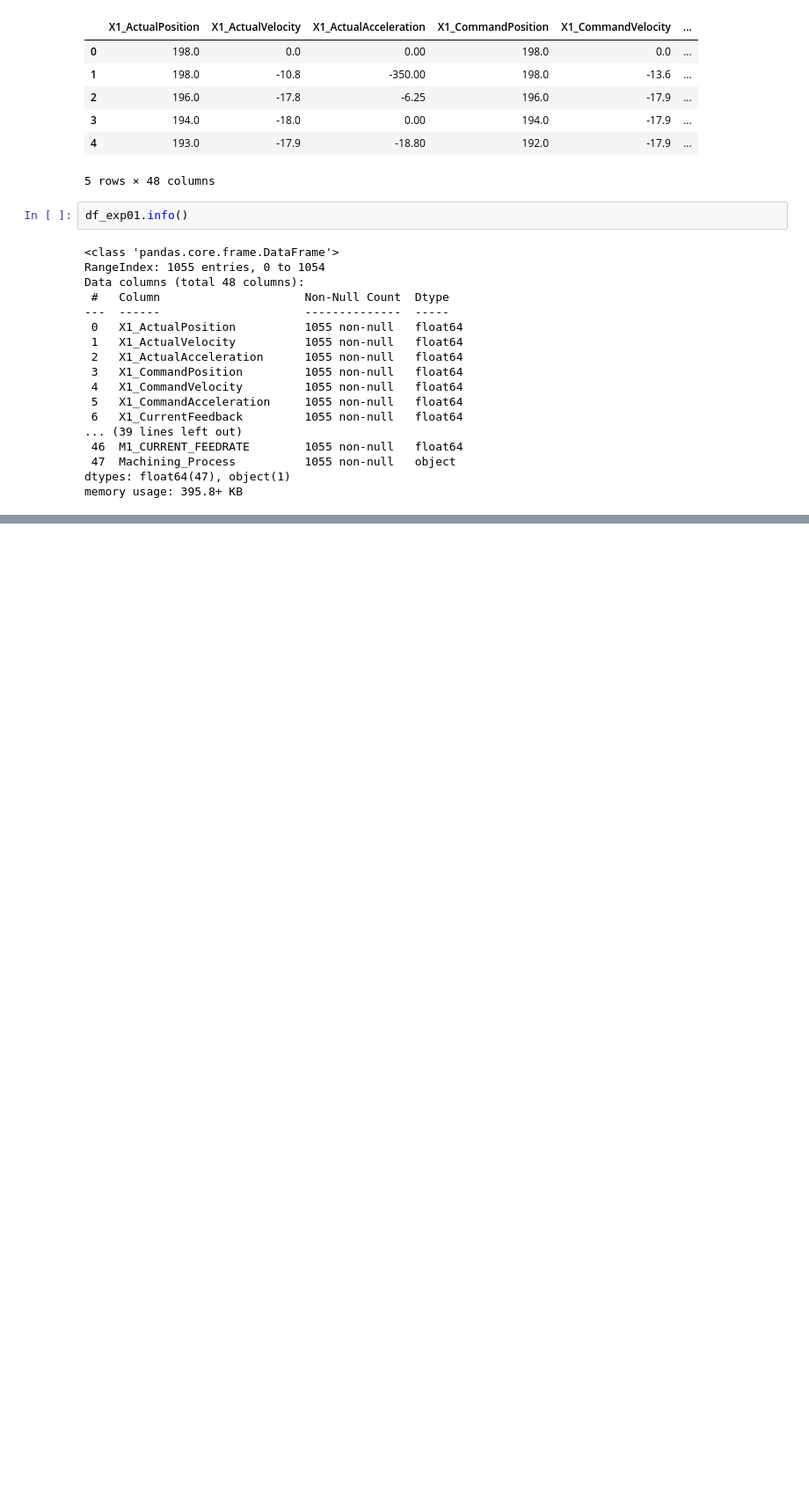
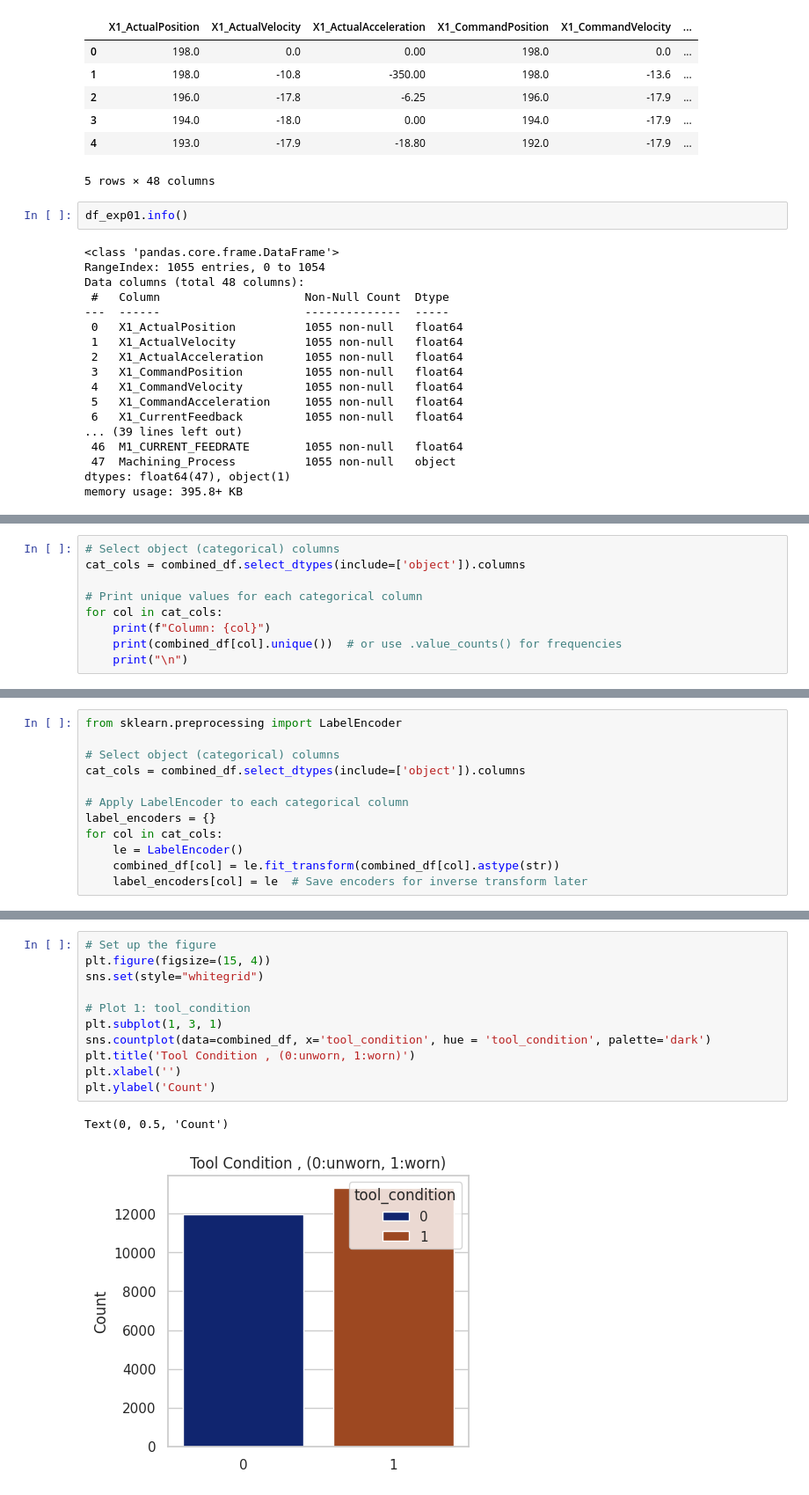
Before and after one commit to ThivyaTS/cnc-colab-data-versioning, a Jupyter notebook: experiment01-data-eda.ipynb, the cells around one changed output, grey strips where cells are left out. Shown at 88% size. Cells and saved outputs as stored; diff of their text form; blank space fills up the shorter version.

```diff
--- a/experiment01-data-eda.ipynb
+++ b/experiment01-data-eda.ipynb
@@ -38,0 +166,9 @@ memory usage: 395.8+ KB
+# %%
+# Select object (categorical) columns
+cat_cols = combined_df.select_dtypes(include=['object']).columns
+
+# Print unique values for each categorical column
+for col in cat_cols:
+    print(f"Column: {col}")
+    print(combined_df[col].unique())  # or use .value_counts() for frequencies
+    print("\n")
@@ -38,0 +190,12 @@ memory usage: 395.8+ KB
+# %%
+from sklearn.preprocessing import LabelEncoder
+
+# Select object (categorical) columns
+cat_cols = combined_df.select_dtypes(include=['object']).columns
+
+# Apply LabelEncoder to each categorical column
+label_encoders = {}
+for col in cat_cols:
+    le = LabelEncoder()
+    combined_df[col] = le.fit_transform(combined_df[col].astype(str))
+    label_encoders[col] = le  # Save encoders for inverse transform later
@@ -38,0 +222,14 @@ memory usage: 395.8+ KB
+# %%
+# Set up the figure
+plt.figure(figsize=(15, 4))
+sns.set(style="whitegrid")
+
+# Plot 1: tool_condition
+plt.subplot(1, 3, 1)
+sns.countplot(data=combined_df, x='tool_condition', hue = 'tool_condition', palette='dark')
+plt.title('Tool Condition , (0:unworn, 1:worn)')
+plt.xlabel('')
+plt.ylabel('Count')
+# %% [output]
+Text(0, 0.5, 'Count')
+[figure, added]
```
Also changed, not shown: parts of 21 cells of this notebook.
